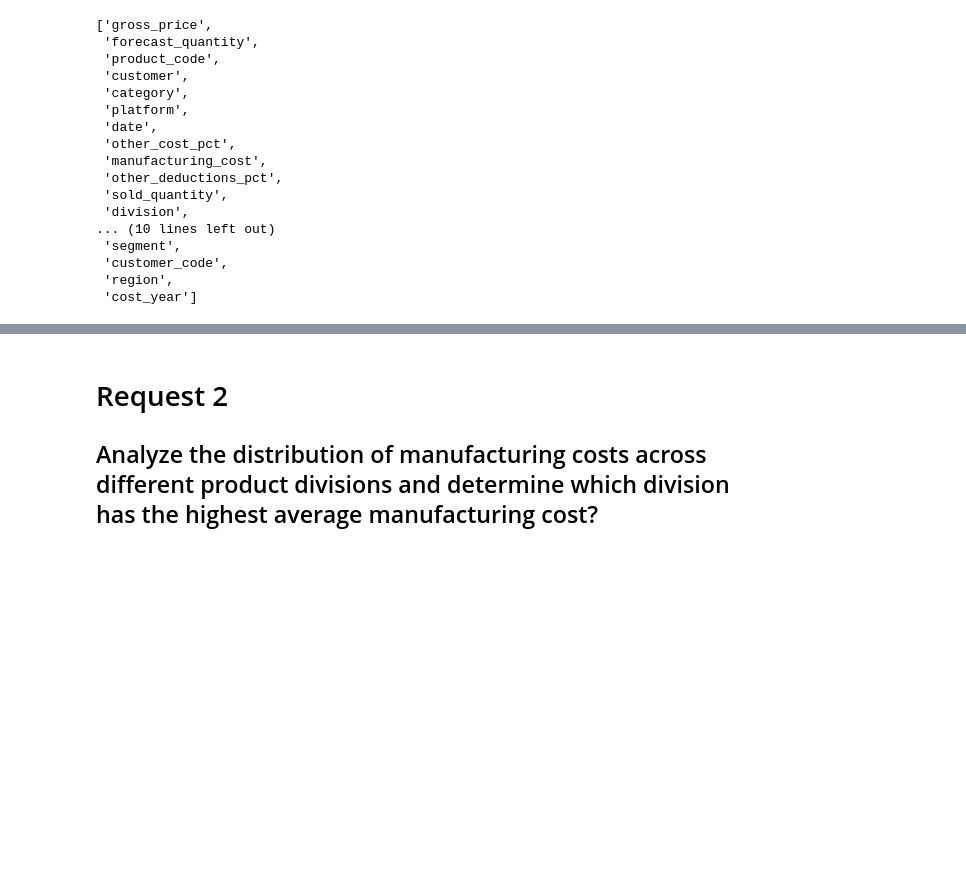
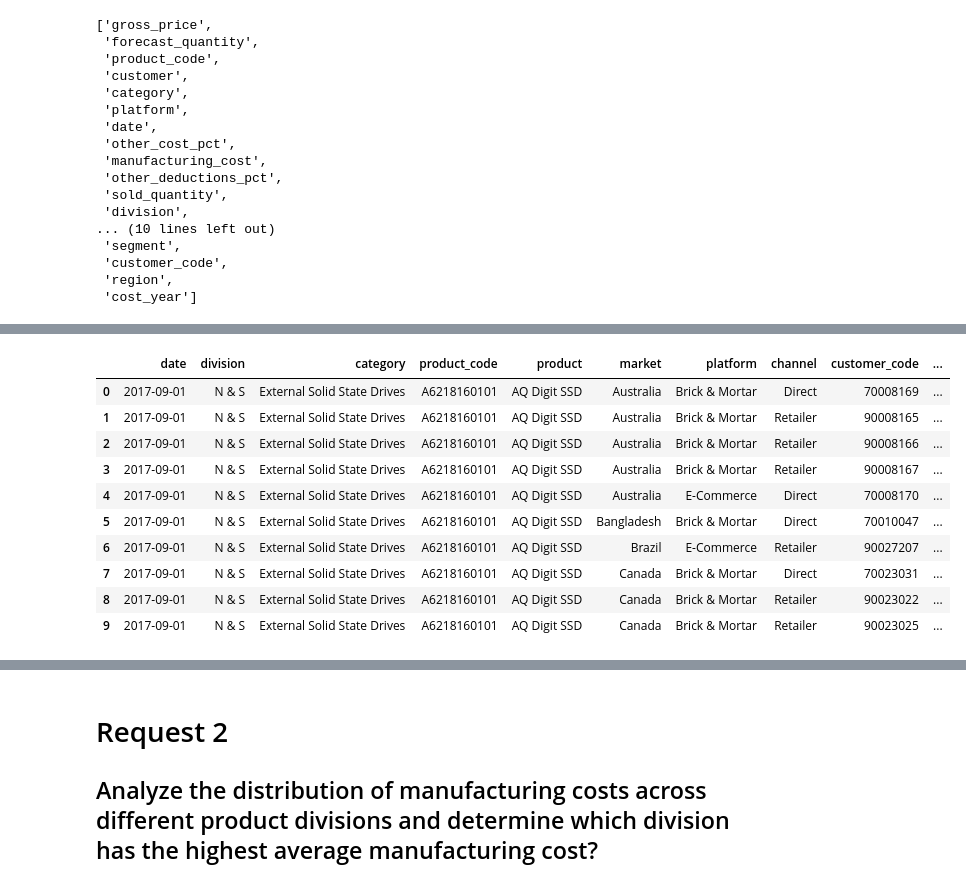
Before and after one commit to occampos/Supply-Chain-Analysis, a Jupyter notebook: analysis/sc_analysis.ipynb, the cells around one changed output, grey strips where cells are left out. Drawn from its saved outputs; the diff is of its cells as text; code cells hidden in the pictures; blank space fills up the shorter version.

```diff
--- a/analysis/sc_analysis.ipynb
+++ b/analysis/sc_analysis.ipynb
@@ -72,0 +112,14 @@ list(all_column_names)
+# %%
+sc_fact_forecast_monthly.head(10)
+# %% [output]
+|  | date | division | category | product_code | product | market | platform | channel | customer_code | ... |
+| 0 | 2017-09-01 | N & S | External Solid State Drives | A6218160101 | AQ Digit SSD | Australia | Brick & Mortar | Direct | 70008169 | ... |
+| 1 | 2017-09-01 | N & S | External Solid State Drives | A6218160101 | AQ Digit SSD | Australia | Brick & Mortar | Retailer | 90008165 | ... |
+| 2 | 2017-09-01 | N & S | External Solid State Drives | A6218160101 | AQ Digit SSD | Australia | Brick & Mortar | Retailer | 90008166 | ... |
+| 3 | 2017-09-01 | N & S | External Solid State Drives | A6218160101 | AQ Digit SSD | Australia | Brick & Mortar | Retailer | 90008167 | ... |
+| 4 | 2017-09-01 | N & S | External Solid State Drives | A6218160101 | AQ Digit SSD | Australia | E-Commerce | Direct | 70008170 | ... |
+| 5 | 2017-09-01 | N & S | External Solid State Drives | A6218160101 | AQ Digit SSD | Bangladesh | Brick & Mortar | Direct | 70010047 | ... |
+| 6 | 2017-09-01 | N & S | External Solid State Drives | A6218160101 | AQ Digit SSD | Brazil | E-Commerce | Retailer | 90027207 | ... |
+| 7 | 2017-09-01 | N & S | External Solid State Drives | A6218160101 | AQ Digit SSD | Canada | Brick & Mortar | Direct | 70023031 | ... |
+| 8 | 2017-09-01 | N & S | External Solid State Drives | A6218160101 | AQ Digit SSD | Canada | Brick & Mortar | Retailer | 90023022 | ... |
+| 9 | 2017-09-01 | N & S | External Solid State Drives | A6218160101 | AQ Digit SSD | Canada | Brick & Mortar | Retailer | 90023025 | ... |
```
Also changed, not shown: parts of 13 cells of this notebook.
